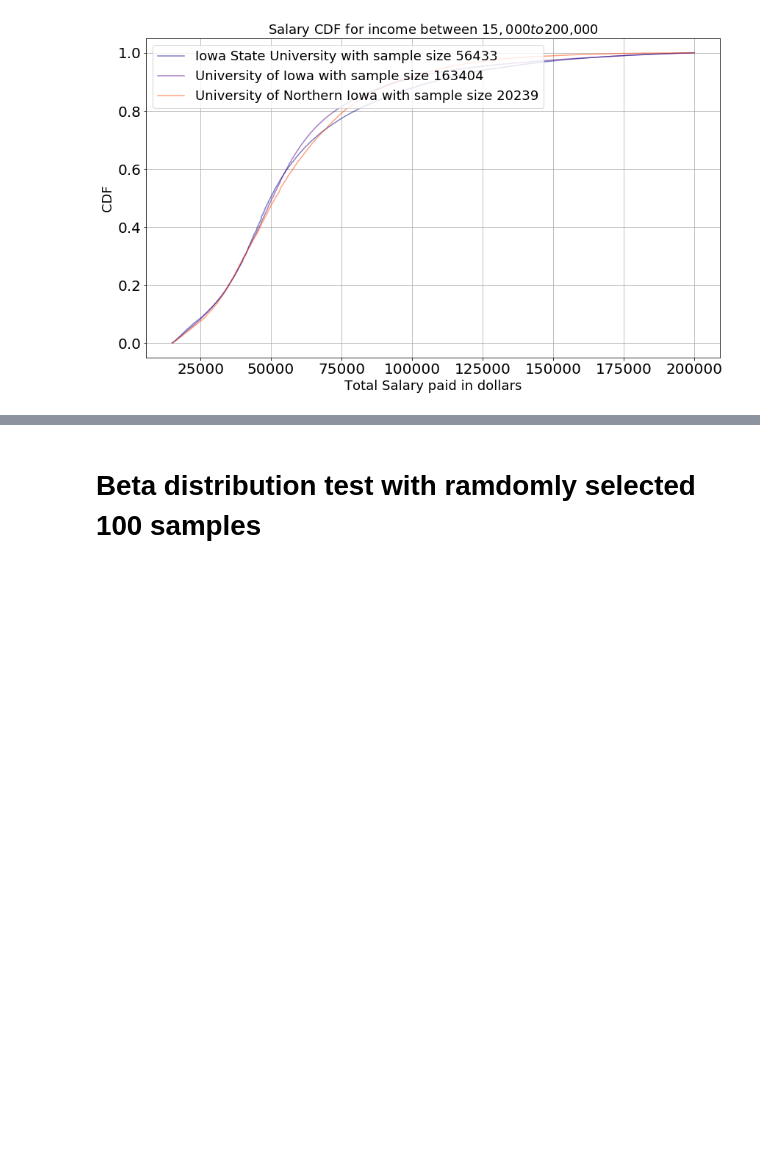
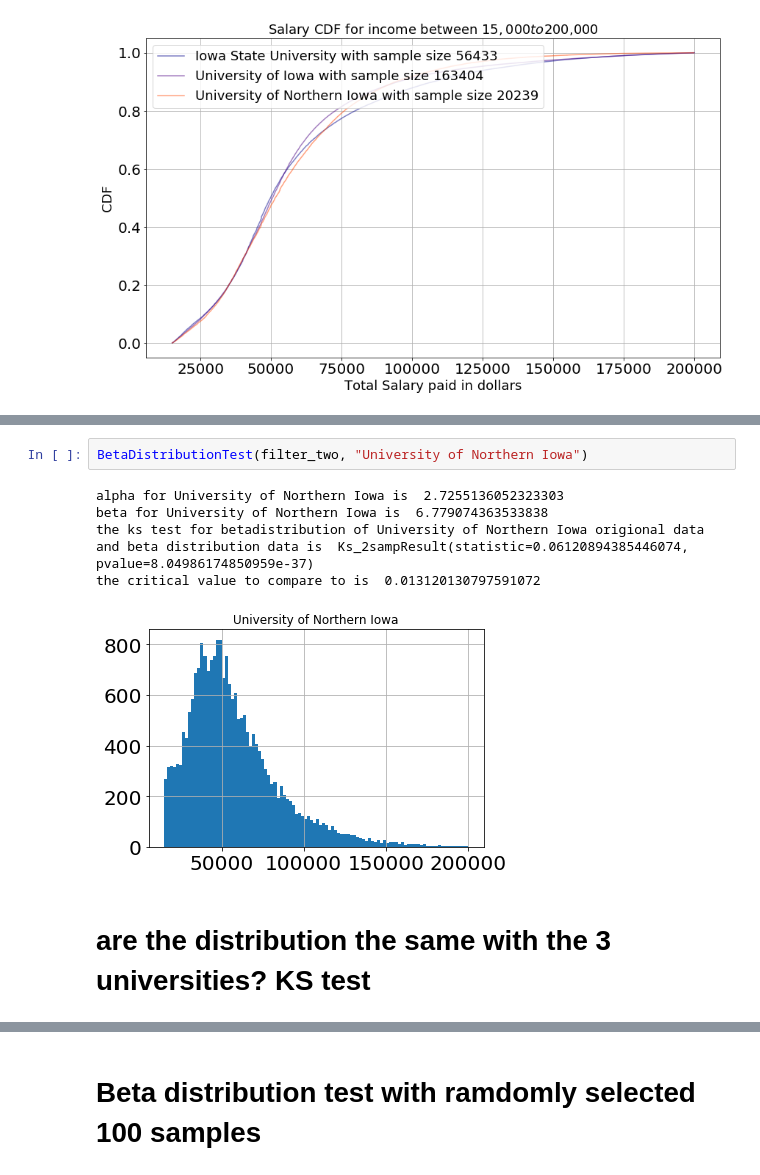
Before and after one commit to iopoi/iowa_state_employee_analysis-, a Jupyter notebook: dataset_explore_shengchunliu.ipynb, the cells around one changed output, grey strips where cells are left out. Cells and saved outputs as stored; diff of their text form; blank space fills up the shorter version.

```diff
--- a/dataset_explore_shengchunliu.ipynb
+++ b/dataset_explore_shengchunliu.ipynb
@@ -328,0 +270,10 @@ critical value to compare is  0.013862164968587845
+# %%
+BetaDistributionTest(filter_two, "University of Northern Iowa")
+# %% [output]
+alpha for University of Northern Iowa is  2.7255136052323303
+beta for University of Northern Iowa is  6.779074363533838
+the ks test for betadistribution of University of Northern Iowa origional data and beta distribution data is  Ks_2sampResult(statistic=0.06120894385446074, pvalue=8.04986174850959e-37)
+the critical value to compare to is  0.013120130797591072
+[figure, added]
+# %% [markdown]
+# are the distribution the same with the 3 universities? KS test
```
Also changed, not shown: parts of 34 cells of this notebook.
